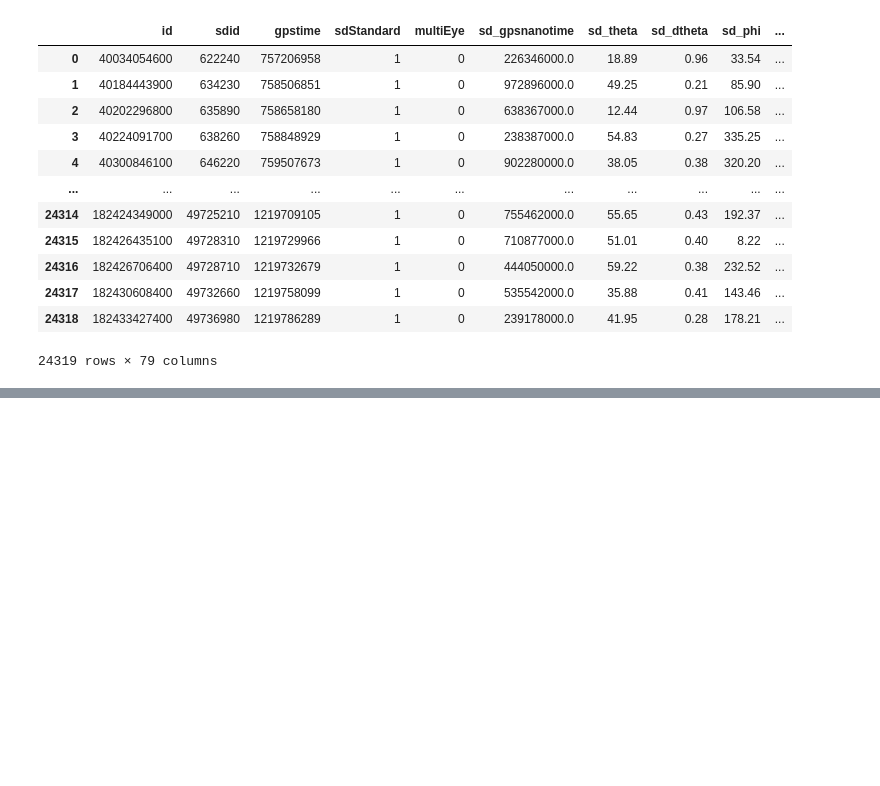
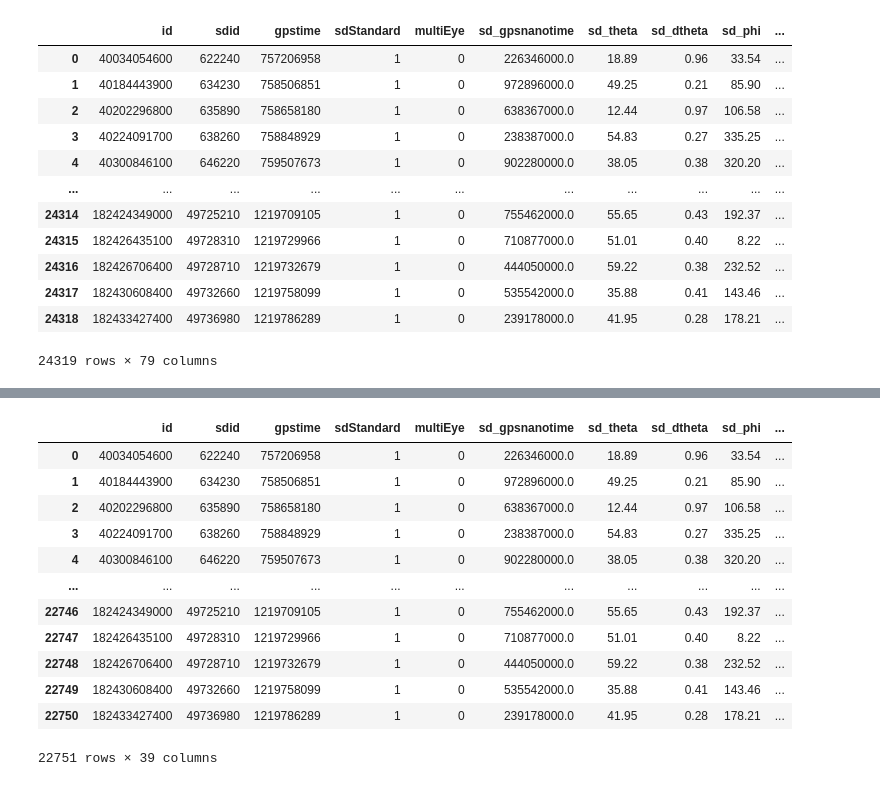
Before and after one commit to Pablo-Pomares/CNF2023, a Jupyter notebook: data_gathering.ipynb, the cells around one changed output, grey strips where cells are left out. Cells and saved outputs as stored; diff of their text form; code cells hidden in the pictures; blank space fills up the shorter version.

```diff
--- a/data_gathering.ipynb
+++ b/data_gathering.ipynb
@@ -18,6 +18,7 @@ df
 | 24318 | 182433427400 | 49736980 | 1219786289 | 1 | 0 | 239178000.0 | 41.95 | 0.28 | 178.21 | ... |
 24319 rows × 79 columns
 # %%
+col_fd = ['fd_id', 'fd_gpsnanotime', 'fd_hdSpectrumEye', 'fd_hdCalibEye', 'fd_hdXmaxEye', 'fd_theta', 'fd_dtheta', 'fd_phi', 'fd_dphi', 'fd_l', 'fd_b', 'fd_ra', 'fd_dec', 'fd_totalEnergy', 'fd_dtotalEnergy', 'fd_calEnergy', 'fd_dcalEnergy', 'fd_xmax', 'fd_dxmax', 'fd_heightXmax', 'fd_distXmax', 'fd_dEdXmax', 'fd_ddEdXmax', 'fd_x', 'fd_dx', 'fd_y', 'fd_dy', 'fd_z', 'fd_easting', 'fd_northing', 'fd_altitude', 'fd_cherenkovFraction', 'fd_minViewAngle', 'fd_uspL', 'fd_duspL', 'fd_uspR', 'fd_duspR', 'fd_hottestStationId', 'fd_distSdpStation', 'fd_distAxisStation']
 df.columns
 # %% [output]
 Index(['id', 'sdid', 'gpstime', 'sdStandard', 'multiEye', 'sd_gpsnanotime',
@@ -38,5 +35,11 @@ Index(['id', 'sdid', 'gpstime', 'sdStandard', 'multiEye', 'sd_gpsnanotime',
       dtype='object')
 # %%
-dfsd = df.pop('fd_id')
+df_fd = pd.DataFrame()
+for i in col_fd:
+    df_fd[i] = df.pop(i)
 # %%
-dfsd
+index_drop = []
+for i in range(df_fd.shape[0]):
+    if str(df_fd.iloc[i, 0]) == "nan":
+        index_drop.append(i)
+df_fd = df_fd.drop(index_drop).reset_index().drop(columns="index")
@@ -55,0 +78,23 @@ Name: fd_id, Length: 24319, dtype: float64
+# %%
+index_drop = []
+for i in range(df.shape[0]):
+    if str(df.iloc[i, 5]) == "nan":
+        index_drop.append(i)
+df = df.drop(index_drop).reset_index().drop(columns="index")
+df.to_csv("summary/data_sd.csv")
+# %%
+df
+# %% [output]
+|  | id | sdid | gpstime | sdStandard | multiEye | sd_gpsnanotime | sd_theta | sd_dtheta | sd_phi | ... |
+| 0 | 40034054600 | 622240 | 757206958 | 1 | 0 | 226346000.0 | 18.89 | 0.96 | 33.54 | ... |
+| 1 | 40184443900 | 634230 | 758506851 | 1 | 0 | 972896000.0 | 49.25 | 0.21 | 85.90 | ... |
+| 2 | 40202296800 | 635890 | 758658180 | 1 | 0 | 638367000.0 | 12.44 | 0.97 | 106.58 | ... |
+| 3 | 40224091700 | 638260 | 758848929 | 1 | 0 | 238387000.0 | 54.83 | 0.27 | 335.25 | ... |
+| 4 | 40300846100 | 646220 | 759507673 | 1 | 0 | 902280000.0 | 38.05 | 0.38 | 320.20 | ... |
+| ... | ... | ... | ... | ... | ... | ... | ... | ... | ... | ... |
+| 22746 | 182424349000 | 49725210 | 1219709105 | 1 | 0 | 755462000.0 | 55.65 | 0.43 | 192.37 | ... |
+| 22747 | 182426435100 | 49728310 | 1219729966 | 1 | 0 | 710877000.0 | 51.01 | 0.40 | 8.22 | ... |
+| 22748 | 182426706400 | 49728710 | 1219732679 | 1 | 0 | 444050000.0 | 59.22 | 0.38 | 232.52 | ... |
+| 22749 | 182430608400 | 49732660 | 1219758099 | 1 | 0 | 535542000.0 | 35.88 | 0.41 | 143.46 | ... |
+| 22750 | 182433427400 | 49736980 | 1219786289 | 1 | 0 | 239178000.0 | 41.95 | 0.28 | 178.21 | ... |
+22751 rows × 39 columns
```
Also changed, not shown: parts of 5 cells of this notebook, 3 other files.
